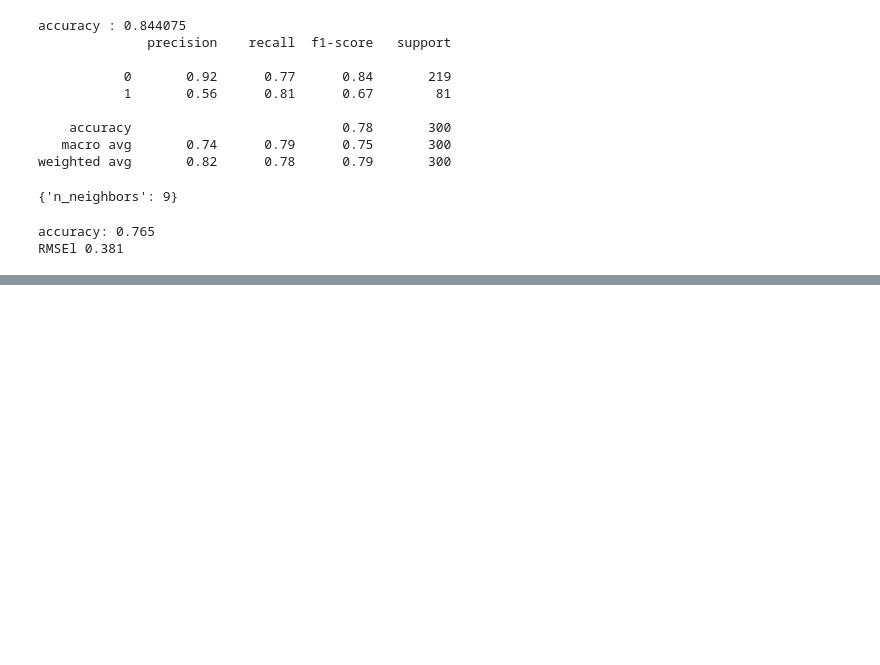
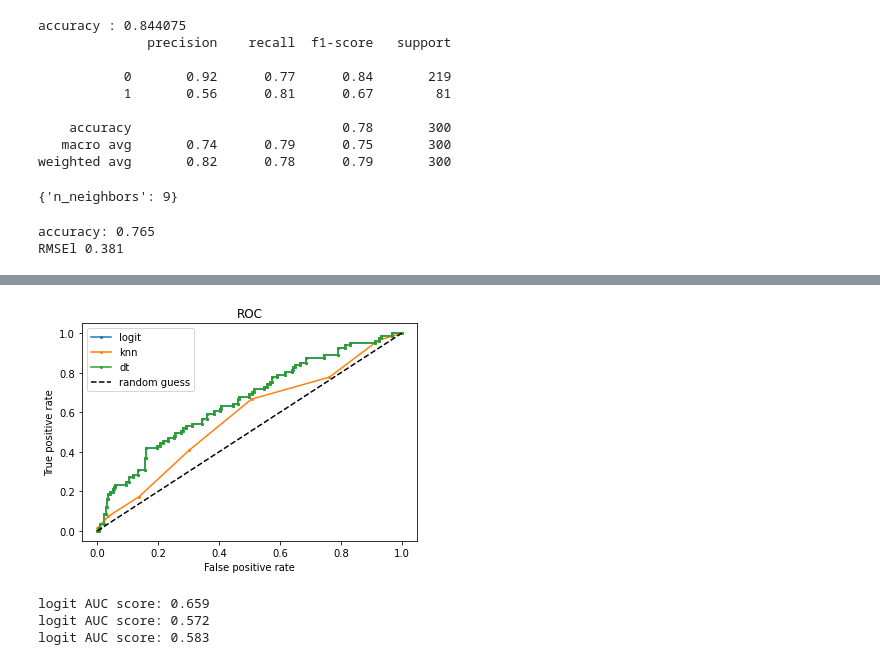
Before and after one commit to chajunhyeop/-, a Jupyter notebook: ubion4.ipynb, the cells around one changed output, grey strips where cells are left out. Saved outputs shown, nothing was run; the diff lists cells and outputs as text; code cells hidden in the pictures; blank space fills up the shorter version.

```diff
--- a/ubion4.ipynb
+++ b/ubion4.ipynb
@@ -874,0 +1090,3 @@ RMSEl 0.381
+# %%
+X1 = df[["총매출액", "구매금액대", "할인권 사용 횟수", "총 할인 금액", "구매유형", "구매카테고리수", "성별", "거주지역"]]
+Y1 = df["이탈여부"]
@@ -874,0 +1114,18 @@ RMSEl 0.381
+# %%
+#데이터 분할(train, test)
+X_train, X_test, Y_train, Y_test = train_test_split(X1, Y1, test_size=0.3, random_state=0)
+
+#Column transformer
+ct = ColumnTransformer([('scaling', StandardScaler(), ["총매출액", "구매금액대", "할인권 사용 횟수", "총 할인 금액"]),
+                        ("onehot", OneHotEncoder(sparse = False), ["구매유형","구매카테고리수", "성별", "거주지역"])])
+ct.fit(X_train)
+X_train = ct.transform(X_train)
+X_test= ct.transform(X_test)
+# %%
+logit_model = LogisticRegression(C=1, random_state=0)
+knn_model = KNeighborsClassifier(n_neighbors=9)
+dt_model = DecisionTreeClassifier(random_state=0, max_depth=3)
+# %%
+logit_model.fit(X_train, Y_train)
+knn_model.fit(X_train, Y_train)
+dt_model.fit(X_train, Y_train)
@@ -874,0 +1168,25 @@ RMSEl 0.381
+# %%
+#plot
+
+from sklearn.metrics import roc_curve
+from sklearn.metrics import roc_auc_score
+from matplotlib import pyplot as plt
+
+# fpr : false positive rate, tpr : true positive rate
+fpr1, tpr1, threshold = roc_curve(Y_test, logit_model.decision_function(X_test))
+fpr2, tpr2, threshold = roc_curve(Y_test, knn_model.predict_proba(X_test)[:,1])
+fpr3, tpr3, threshold = roc_curve(Y_test, logit_model.predict_proba(X_test)[:,1])
+
+#ROC
+plt.plot(fpr1, tpr1, 'o-', ms=2, label  = 'logit')
+plt.plot(fpr2, tpr2, 'o-', ms=2, label = 'knn')
+plt.plot(fpr3, tpr3, 'o-', ms=2, label = 'dt')
+plt.plot([0,1], [0,1], 'k--', label = 'random guess')
+
+plt.legend()
+plt.xlabel("False positive rate")
+plt.ylabel("True positive rate")
+plt.title("ROC")
+plt.show()
+# %% [output]
+[figure, added]
@@ -874,0 +1197,8 @@ RMSEl 0.381
+# %%
+print("logit AUC score: {:.3f}".format(logit_model_auc))
+print("logit AUC score: {:.3f}".format(knn_model_auc))
+print("logit AUC score: {:.3f}".format(dt_model_auc))
+# %% [output]
+logit AUC score: 0.659
+logit AUC score: 0.572
+logit AUC score: 0.583
```
Also changed, not shown: parts of 25 cells of this notebook.
